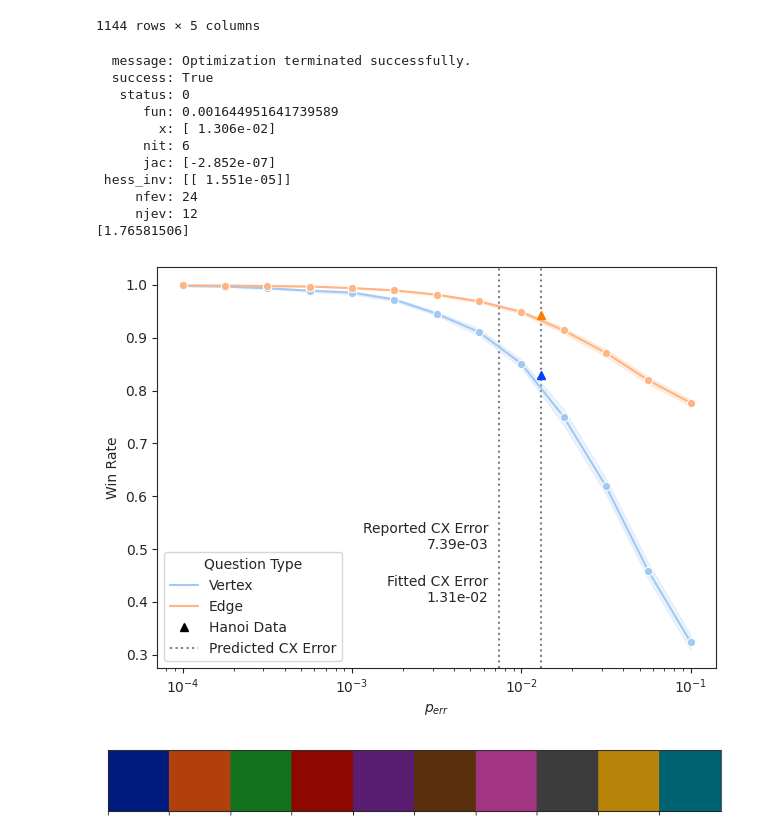
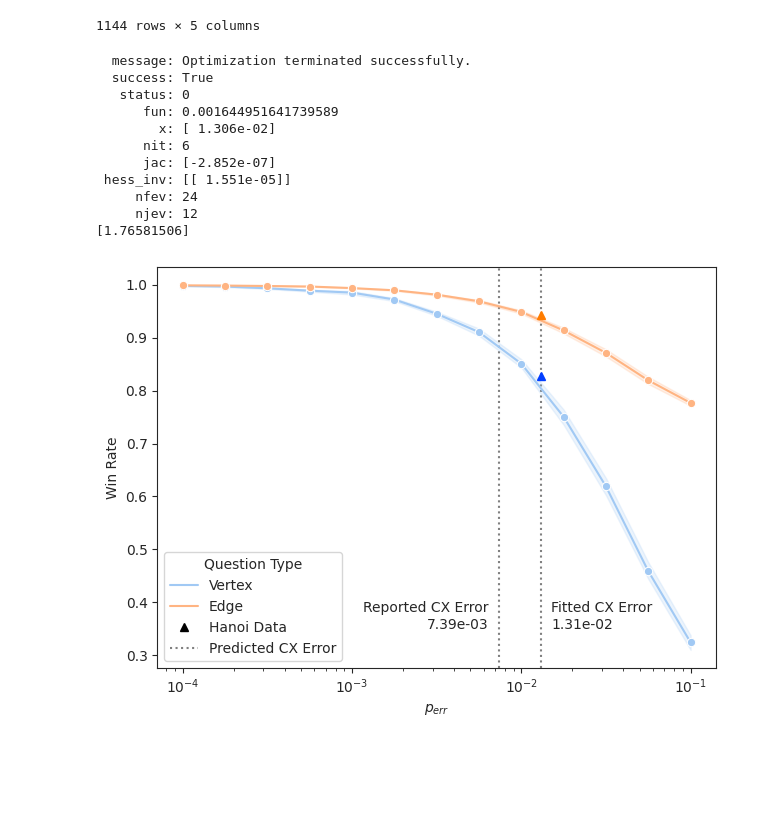
Before and after one commit to jfurches/nonlocalgames, a Jupyter notebook: examples/g14_on_ibm/zne.ipynb, the cells around one changed output. Cells and saved outputs as stored; diff of their text form; code cells hidden in the pictures; blank space fills up the shorter version.

Commit message:
More plots

```diff
--- a/examples/g14_on_ibm/zne.ipynb
+++ b/examples/g14_on_ibm/zne.ipynb
@@ -447,37 +447,35 @@ plt.plot(
     '^', color="C1"
 )
 
 ylim = plt.ylim()
 plt.vlines(optimal_cx_err, *ylim, label='Predicted CX Error', linestyles='dotted', colors='gray', zorder=-1)
 plt.vlines(cx_err, *ylim, linestyles='dotted', colors='gray', zorder=-1)
-plt.text(cx_err - 1e-3, 0.5, f'Reported CX Error\n{cx_err:.2e}', horizontalalignment='right')
-plt.text(cx_err - 1e-3, 0.4, f'Fitted CX Error\n{optimal_cx_err.item():.2e}', horizontalalignment='right')
+plt.text(cx_err - 1e-3, 0.35, f'Reported CX Error\n{cx_err:.2e}',
+        horizontalalignment='right')
+plt.text(optimal_cx_err + 2e-3, 0.35, f'Fitted CX Error\n{optimal_cx_err.item():.2e}',
+         horizontalalignment='left')
 plt.ylim(*ylim)
 
 legend = plt.legend()
 legend.set_title('Question Type')
 legend.get_lines()[2].set_color('black')
 plt.xlabel(r'$p_{err}$')
 plt.xscale('log')
 plt.ylabel('Win Rate')
 plt.tight_layout()
 plt.savefig('simulated_noise.png', dpi=300)
 plt.savefig('simulated_noise.pdf')
 plt.show()
 # %% [output]
   message: Optimization terminated successfully.
   success: True
    status: 0
       fun: 0.001644951641739589
         x: [ 1.306e-02]
       nit: 6
       jac: [-2.852e-07]
  hess_inv: [[ 1.551e-05]]
      nfev: 24
      njev: 12
 [1.76581506]
-[figure, old version]
+[figure, new version]
-# %%
-sns.palplot(sns.color_palette('dark'))
-# %% [output]
-[figure, removed]
```
Also changed, not shown: 4 other files.
